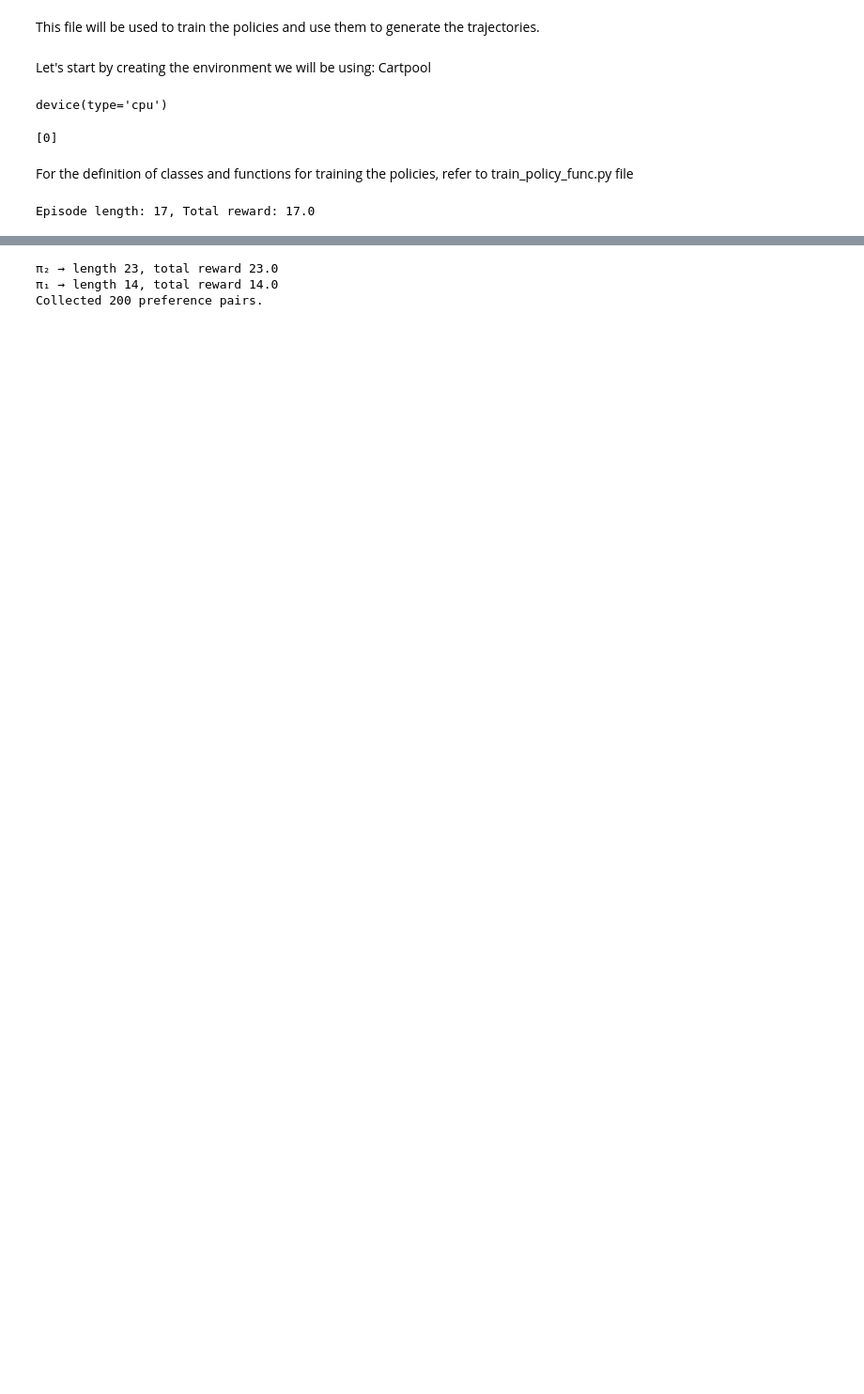
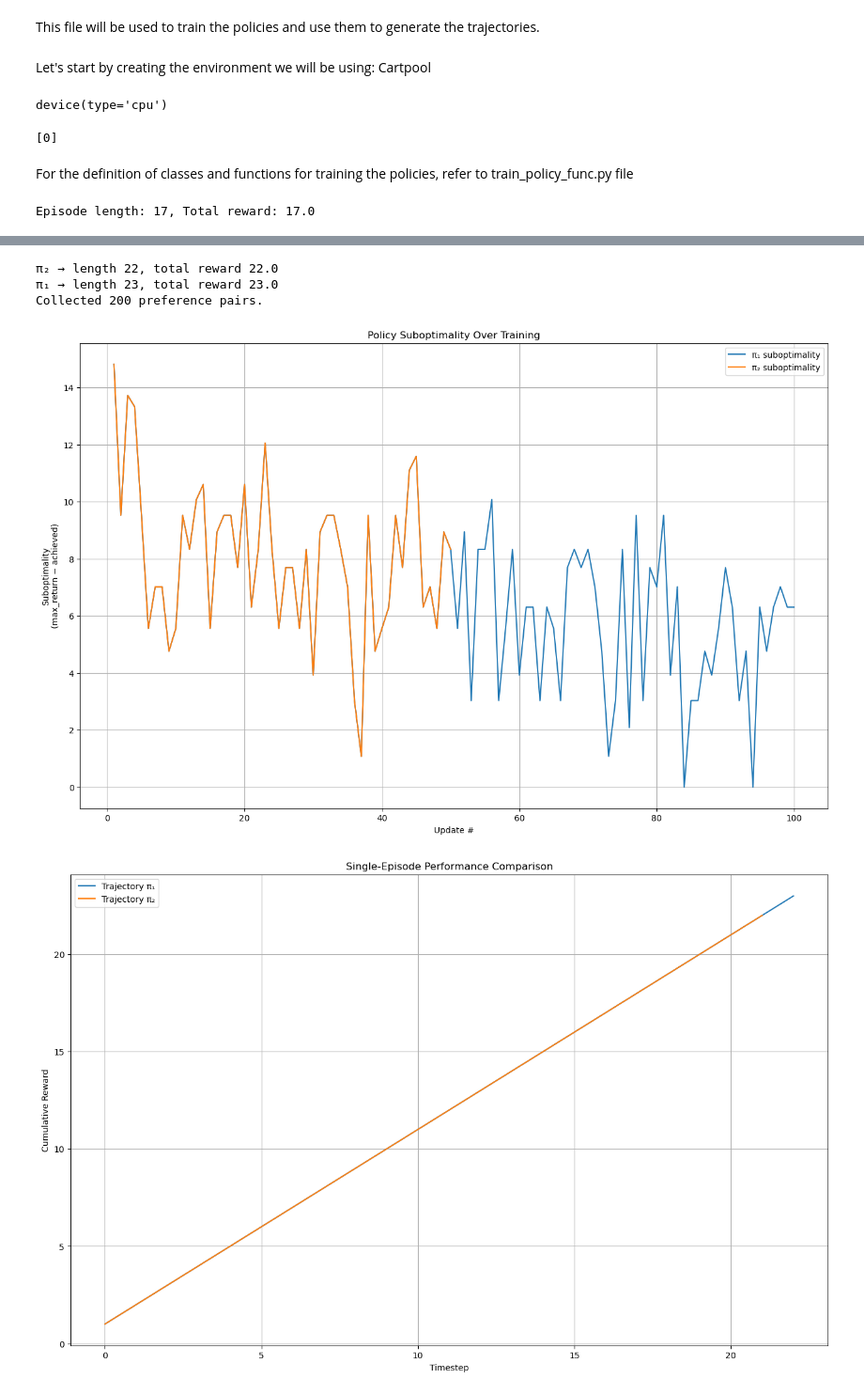
Before and after one commit to yk985/RL-RLHF, a Jupyter notebook: Trajectory_gen.ipynb, the cells around one changed output, grey strips where cells are left out. Shown at 94% size. Drawn from its saved outputs; the diff is of its cells as text; code cells hidden in the pictures; blank space fills up the shorter version.

Commit message:
generation of trajectories is running, adding plot to visulaize performance

```diff
--- a/Trajectory_gen.ipynb
+++ b/Trajectory_gen.ipynb
@@ -81,10 +81,15 @@ env       = gym.make(env_name)
 policy    = Policy().to(device)
 optimizer = optim.Adam(policy.parameters(), lr=lr)
 buffer    = RolloutBuffer()
+avg_returns = []
 
 for update in range(updates):
     state = env.reset()
     steps = 0
+
+    # for tracking episode returns within this batch
+    episode_rewards     = []
+    current_ep_reward   = 0.0
 
     # 1) Roll out until we have total_steps
     while steps < total_steps:
@@ -93,8 +98,22 @@ for update in range(updates):
         buffer.store(state, action, logp, reward, value, done)
         state = next_state
         steps += 1
+
+        # accumulate for this episode
+        current_ep_reward += reward
+
         if done:
+            episode_rewards.append(current_ep_reward)
+            current_ep_reward = 0.0
             state = env.reset()
+
+    # in case the last episode didn’t terminate exactly on total_steps
+    if current_ep_reward > 0.0:
+        episode_rewards.append(current_ep_reward)
+
+    # compute average return for this batch
+    avg_ret = np.mean(episode_rewards)
+    avg_returns.append(avg_ret)
 
     # 2) Compute last value (for GAE)
     _, last_value = policy(torch.from_numpy(state).float().unsqueeze(0).to(device))
@@ -103,7 +122,7 @@ for update in range(updates):
     ppo_update(policy, optimizer, buffer, clip_eps, epochs, batch_size)
 
     # 4) Saving checkpoint of the policy to get pi2
-    if (update + 1) % 10 == 0:
+    if (update + 1) % 50 == 0:
         print(f"Update {update+1}/{updates} completed.")
         torch.save(policy.state_dict(), f"pi2_checkpoint_{update}.pth")
 
@@ -123,6 +134,8 @@ Update 90/100 completed.
 Update 100/100 completed.
 Saved final policy as pi1_final.pth
 # %%
+## Generate preference pairs
+
 # Load π₂ (weak) and π₁ (strong)
 from pairs_generator import sample_preference_pairs
 
@@ -144,6 +157,17 @@ print(f"π₁ → length {len(traj1)}, total reward {sum(s['reward'] for s in tr
 prefs = sample_preference_pairs(pi1, pi2, env, K=200) # Need to define K elsewhere as hyperparameter
 print(f"Collected {len(prefs)} preference pairs.")
 # %% [output]
-π₂ → length 23, total reward 23.0
-π₁ → length 14, total reward 14.0
+π₂ → length 22, total reward 22.0
+π₁ → length 23, total reward 23.0
 Collected 200 preference pairs.
+# %%
+## Visulization of the policies and trajectories
+# %autoreload 2
+from Generate_traj_func import plot_suboptimality, plot_trajectory_performance
+
+
+plot_suboptimality(avg_returns, avg_returns[0:int(len(avg_returns)/2)])
+plot_trajectory_performance(traj1, traj2)
+# %% [output]
+[figure, added]
+[figure, added]
```
Also changed, not shown: parts of 1 cell of this notebook, 3 other files.
